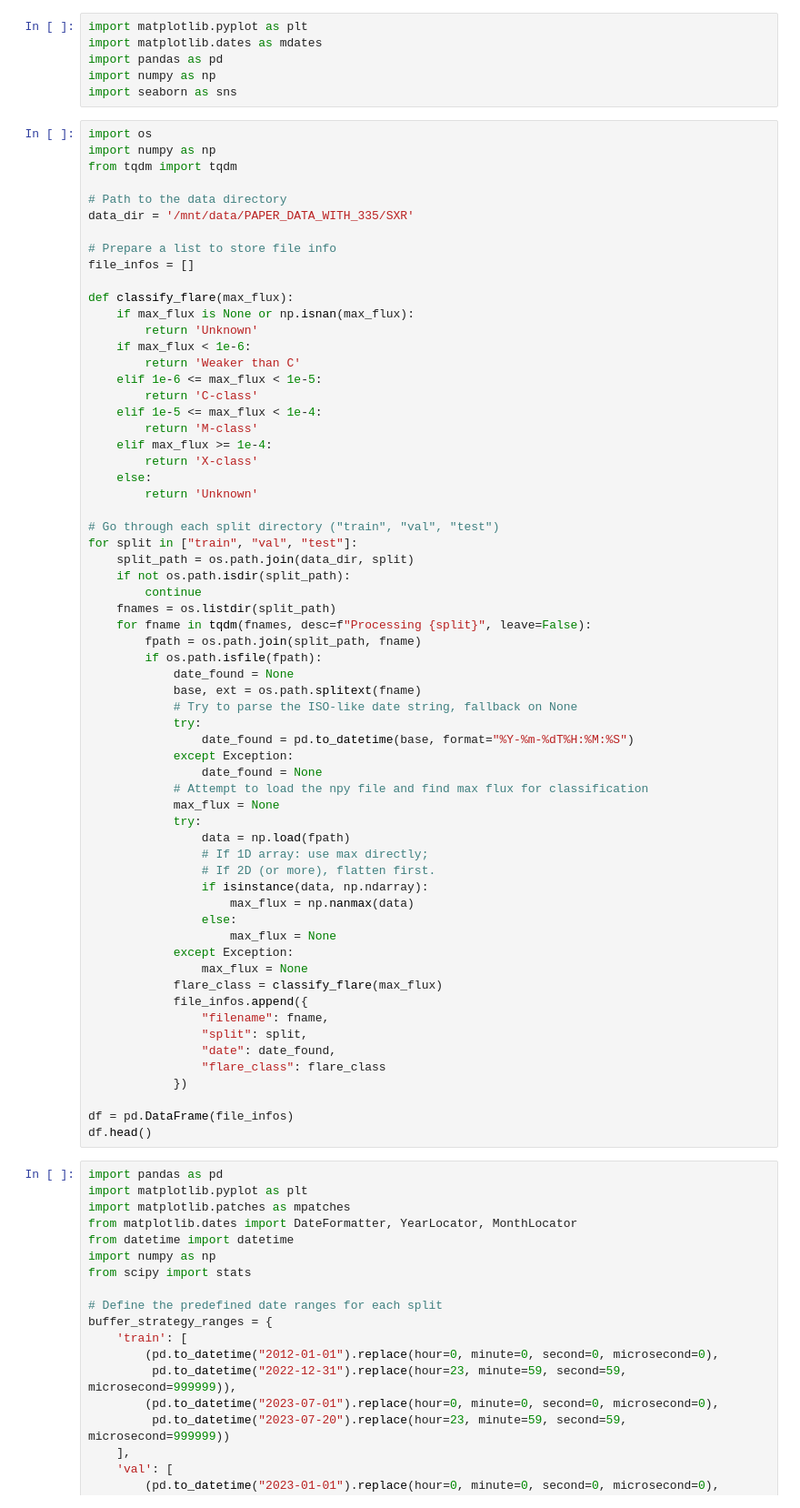
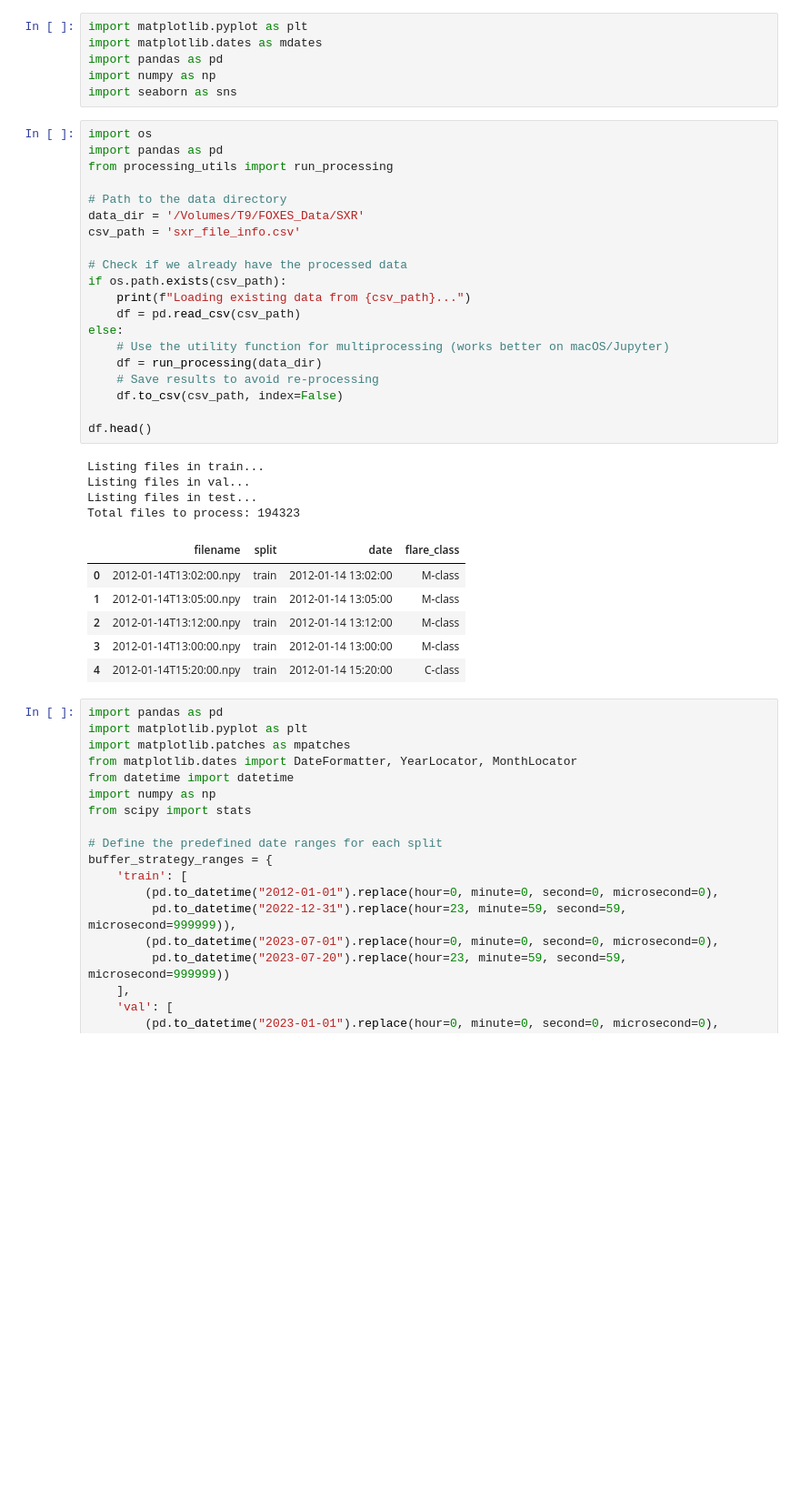
Before and after one commit to griffin-goodwin/FOXES, a Jupyter notebook: notebook_tests/timelineplot.ipynb, the cells around one changed output. Shown at 91% size. Cells and saved outputs as stored; diff of their text form; blank space fills up the shorter version.

```diff
--- a/notebook_tests/timelineplot.ipynb
+++ b/notebook_tests/timelineplot.ipynb
@@ -6,67 +6,35 @@ import numpy as np
 import seaborn as sns
 # %%
 import os
-import numpy as np
-from tqdm import tqdm
+import pandas as pd
+from processing_utils import run_processing
 
 # Path to the data directory
-data_dir = '/mnt/data/PAPER_DATA_WITH_335/SXR'
+data_dir = '/Volumes/T9/FOXES_Data/SXR'
+csv_path = 'sxr_file_info.csv'
 
-# Prepare a list to store file info
-file_infos = []
+# Check if we already have the processed data
+if os.path.exists(csv_path):
+    print(f"Loading existing data from {csv_path}...")
+    df = pd.read_csv(csv_path)
+else:
+    # Use the utility function for multiprocessing (works better on macOS/Jupyter)
+    df = run_processing(data_dir)
+    # Save results to avoid re-processing
+    df.to_csv(csv_path, index=False)
 
-def classify_flare(max_flux):
-    if max_flux is None or np.isnan(max_flux):
-        return 'Unknown'
-    if max_flux < 1e-6:
-        return 'Weaker than C'
-    elif 1e-6 <= max_flux < 1e-5:
-        return 'C-class'
-    elif 1e-5 <= max_flux < 1e-4:
-        return 'M-class'
-    elif max_flux >= 1e-4:
-        return 'X-class'
-    else:
-        return 'Unknown'
-
-# Go through each split directory ("train", "val", "test")
-for split in ["train", "val", "test"]:
-    split_path = os.path.join(data_dir, split)
-    if not os.path.isdir(split_path):
-        continue
-    fnames = os.listdir(split_path)
-    for fname in tqdm(fnames, desc=f"Processing {split}", leave=False):
-        fpath = os.path.join(split_path, fname)
-        if os.path.isfile(fpath):
-            date_found = None
-            base, ext = os.path.splitext(fname)
-            # Try to parse the ISO-like date string, fallback on None
-            try:
-                date_found = pd.to_datetime(base, format="%Y-%m-%dT%H:%M:%S")
-            except Exception:
-                date_found = None
-            # Attempt to load the npy file and find max flux for classification
-            max_flux = None
-            try:
-                data = np.load(fpath)
-                # If 1D array: use max directly;
-                # If 2D (or more), flatten first.
-                if isinstance(data, np.ndarray):
-                    max_flux = np.nanmax(data)
-                else:
-                    max_flux = None
-            except Exception:
-                max_flux = None
-            flare_class = classify_flare(max_flux)
-            file_infos.append({
-                "filename": fname,
-                "split": split,
-                "date": date_found,
-                "flare_class": flare_class
-            })
-
-df = pd.DataFrame(file_infos)
 df.head()
+# %% [output]
+Listing files in train...
+Listing files in val...
+Listing files in test...
+Total files to process: 194323
+|  | filename | split | date | flare_class |
+| 0 | 2012-01-14T13:02:00.npy | train | 2012-01-14 13:02:00 | M-class |
+| 1 | 2012-01-14T13:05:00.npy | train | 2012-01-14 13:05:00 | M-class |
+| 2 | 2012-01-14T13:12:00.npy | train | 2012-01-14 13:12:00 | M-class |
+| 3 | 2012-01-14T13:00:00.npy | train | 2012-01-14 13:00:00 | M-class |
+| 4 | 2012-01-14T15:20:00.npy | train | 2012-01-14 15:20:00 | C-class |
 # %%
 import pandas as pd
 import matplotlib.pyplot as plt
```
Also changed, not shown: parts of 2 cells of this notebook, 8 other files.
